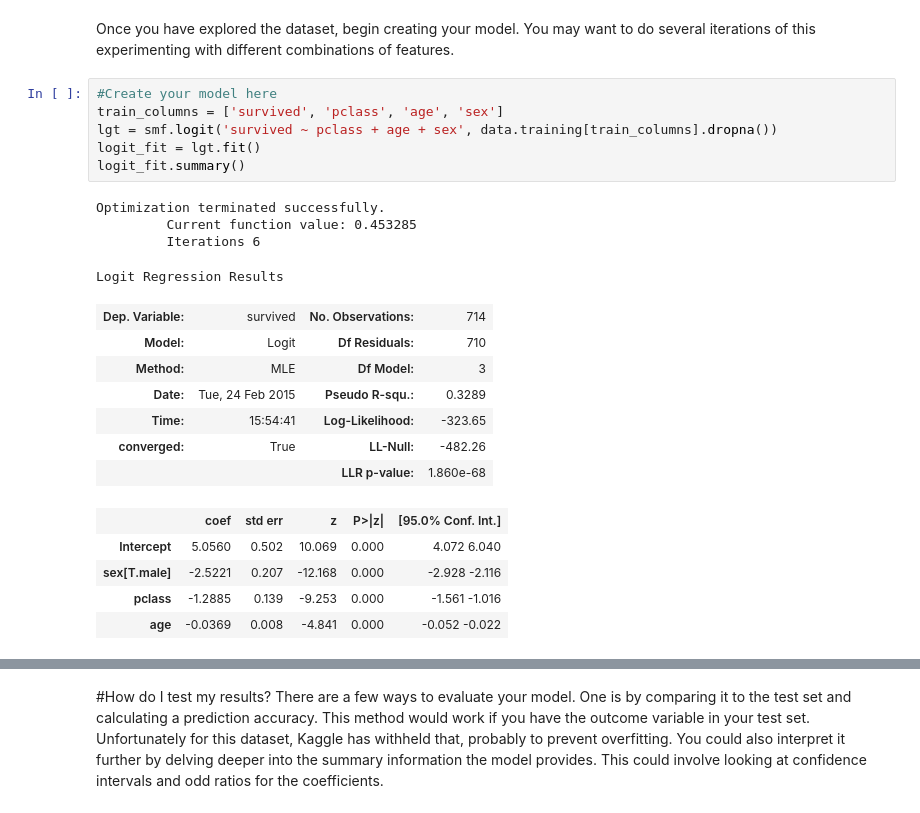
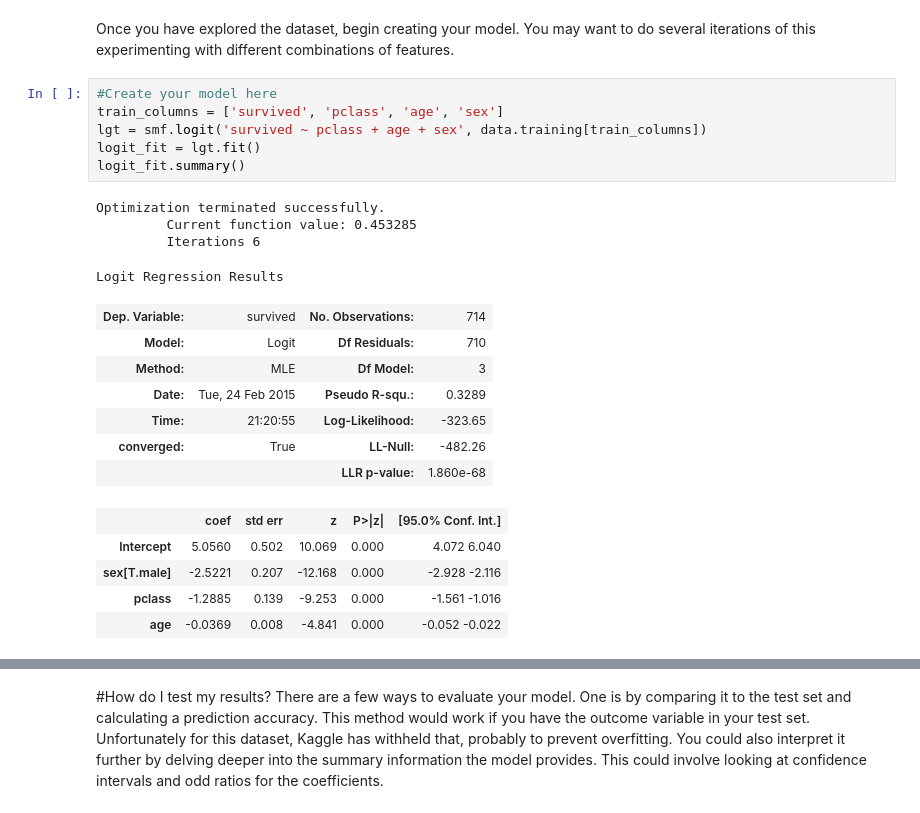
Before and after one commit to dyerrington/DAT_SF_12_HOMEWORK, a Jupyter notebook: HW3-Logistic-Regression.ipynb, the cells around one changed output, grey strips where cells are left out. Cells and saved outputs as stored; diff of their text form.

```diff
--- a/HW3-Logistic-Regression.ipynb
+++ b/HW3-Logistic-Regression.ipynb
@@ -103,19 +104,19 @@ Once you have explored the dataset, begin creating your model. You may want to d
 # %%
 #Create your model here
 train_columns = ['survived', 'pclass', 'age', 'sex']
-lgt = smf.logit('survived ~ pclass + age + sex', data.training[train_columns].dropna())
+lgt = smf.logit('survived ~ pclass + age + sex', data.training[train_columns])
 logit_fit = lgt.fit()
 logit_fit.summary()
 # %% [output]
 Optimization terminated successfully.
          Current function value: 0.453285
          Iterations 6
 Logit Regression Results
 | Dep. Variable: | survived | No. Observations: | 714 |
 | Model: | Logit | Df Residuals: | 710 |
 | Method: | MLE | Df Model: | 3 |
 | Date: | Tue, 24 Feb 2015 | Pseudo R-squ.: | 0.3289 |
-| Time: | 15:54:41 | Log-Likelihood: | -323.65 |
+| Time: | 21:20:55 | Log-Likelihood: | -323.65 |
 | converged: | True | LL-Null: | -482.26 |
 |  |  | LLR p-value: | 1.860e-68 |
 |  | coef | std err | z | P>|z| | [95.0% Conf. Int.] |
```
Also changed, not shown: parts of 2 cells of this notebook.
